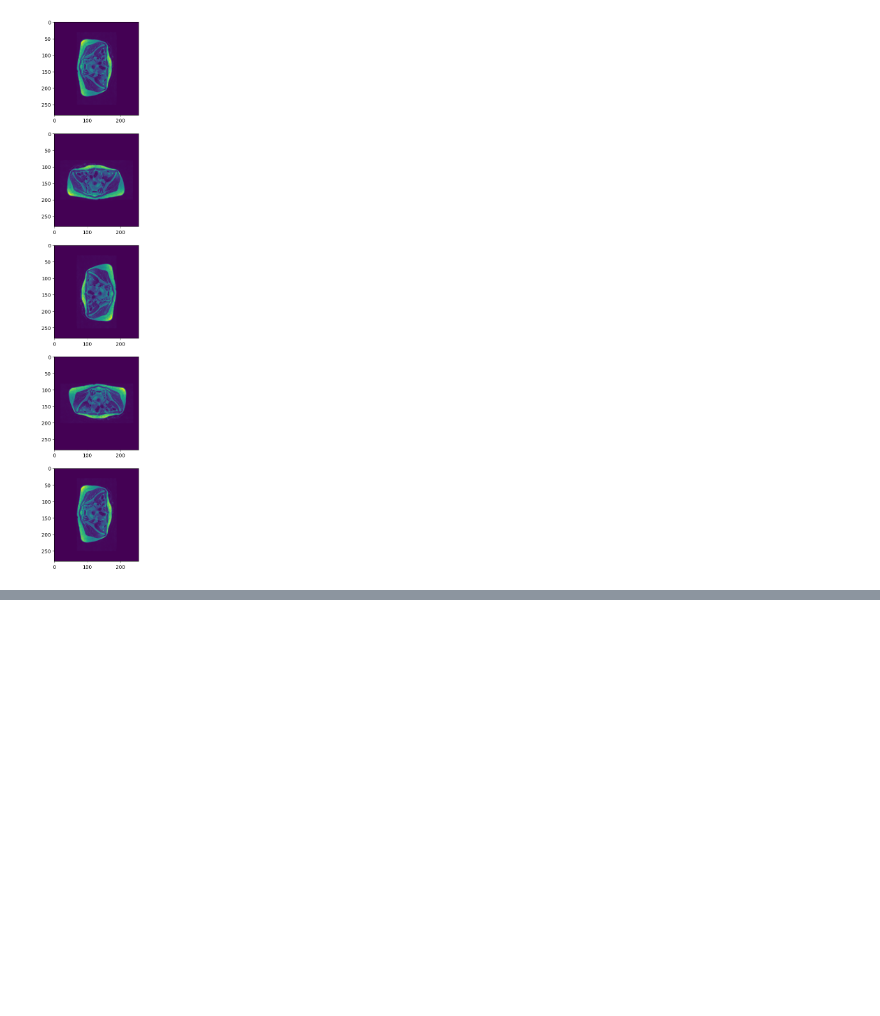
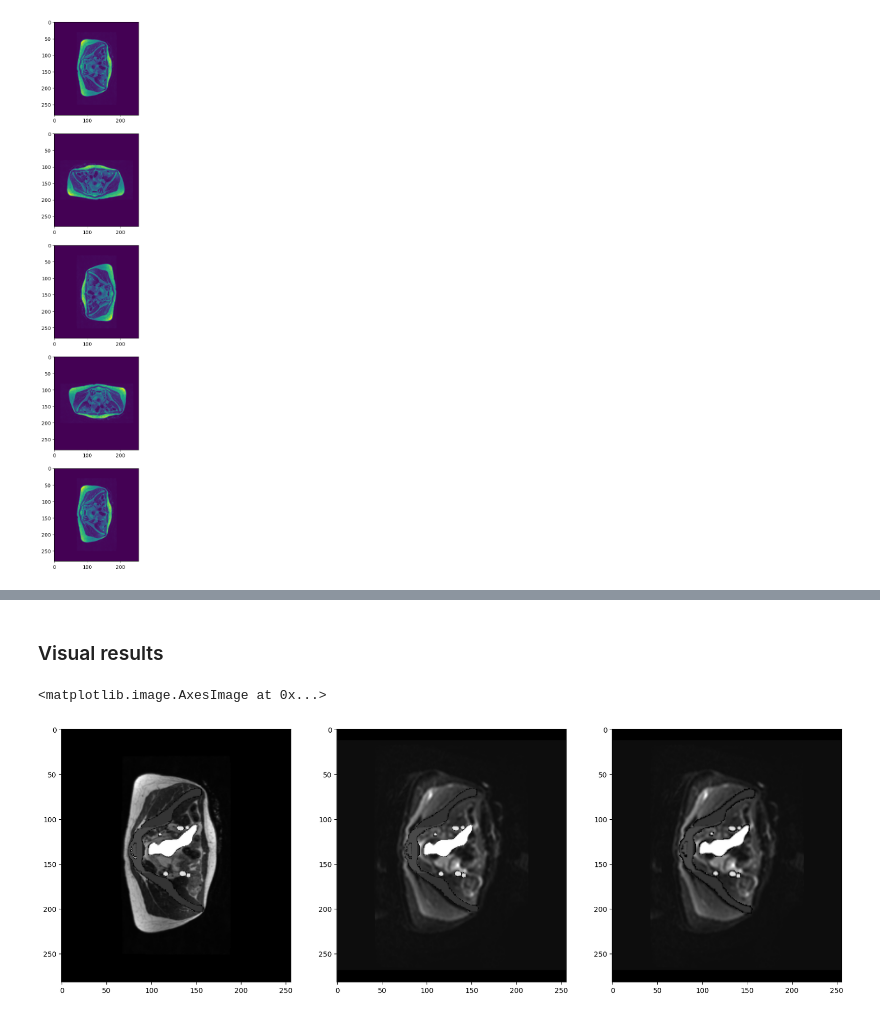
Before and after one commit to CharlineCuraut/Registration_IRM_T2_DWI_b0, a Jupyter notebook: registration_IRM_T2_DWI_b0.ipynb, the cells around one changed output, grey strips where cells are left out. Drawn from its saved outputs; the diff is of its cells as text; code cells hidden in the pictures; blank space fills up the shorter version.

```diff
--- a/registration_IRM_T2_DWI_b0.ipynb
+++ b/registration_IRM_T2_DWI_b0.ipynb
@@ -1772,0 +1489,30 @@ def transform_image(params, img):
+# %% [markdown]
+### Visual results
+# %%
+### plot seg on b0 before and after registration
+minor_T2_seg_rs_cut_51 = minor_T2_seg_rs_cut[:,:,25]
+
+minor_T2_seg_rs_cut_pad_51, minor_b0_cut_pad_axial_i = padding(minor_T2_seg_rs_cut_51, minor_b0_cut_axial_i)
+
+minor_T2_seg_rs_cut_pad_norm_51 = cv2.normalize(minor_T2_seg_rs_cut_pad_51, None, alpha=0, beta=255, norm_type=cv2.NORM_MINMAX, dtype=cv2.CV_8U)
+
+
+rows, cols = minor_T2_seg_rs_cut_pad_norm_51.shape
+
+plt.figure(figsize=(20,40))
+plt.subplot(1,3,1)
+img3 = np.where(minor_T2_seg_rs_cut_pad_norm_51!=0, minor_T2_seg_rs_cut_pad_norm_51, minor_T2_rs_cut_pad_norm_axial_i)
+plt.imshow(img3, cmap='gray')
+#plt.imshow(minor_b0_cut_pad_norm_axial_i, cmap='gray')
+
+plt.subplot(1,3,2)
+img1 = np.where(minor_T2_seg_rs_cut_pad_norm_51!=0, minor_T2_seg_rs_cut_pad_norm_51, minor_b0_cut_pad_norm_axial_i)
+plt.imshow(img1, cmap='gray')
+
+plt.subplot(1,3,3)
+reg_seg_T2 = cv2.warpAffine(minor_T2_seg_rs_cut_pad_norm_51, M, (cols, rows))
+img2 = np.where(reg_seg_T2!=0, reg_seg_T2, minor_b0_cut_pad_norm_axial_i)
+plt.imshow(img2, cmap='gray')
+# %% [output]
+<matplotlib.image.AxesImage at 0x...>
+[figure, added]
```
Also changed, not shown: parts of 84 cells of this notebook.
